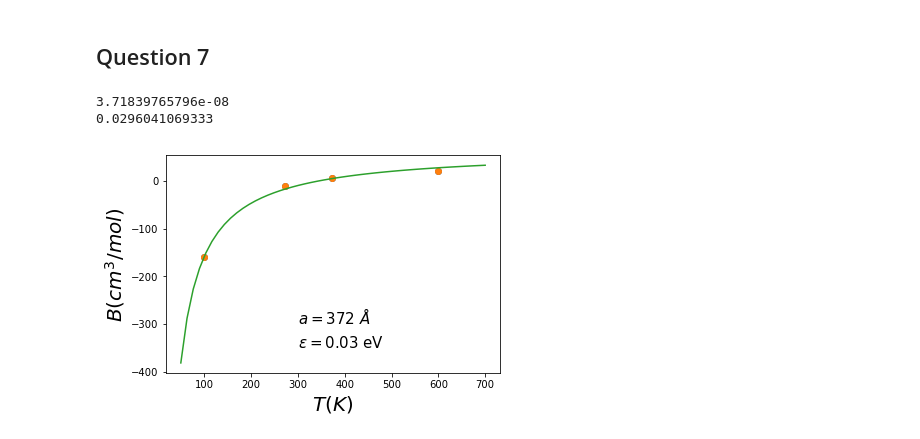
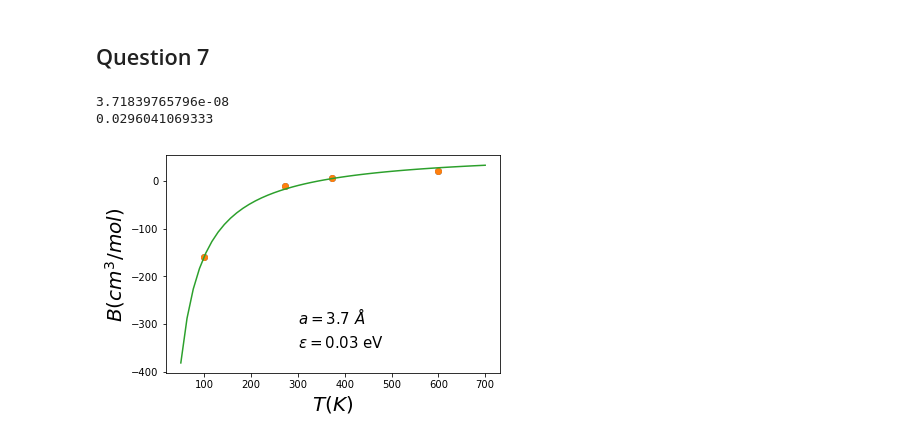
Before and after one commit to rodsveiga/statistical-mechanics, a Jupyter notebook: einstein_fit.ipynb, the cells around one changed output. Drawn from its saved outputs; the diff is of its cells as text; code cells hidden in the pictures.

```diff
--- a/einstein_fit.ipynb
+++ b/einstein_fit.ipynb
@@ -120,33 +120,33 @@ B = np.array([-160.0, -10.5, 6.2, 21.7])
 plt.plot(T, B, 'o', label='Data')
 
 
 
 def fit_func(x, a, epsilon):
     k_b = 8.6*(10**(-5))
     b = (2*pi*a*a*a / 3)*6.02* (10**(23))*(1 - (epsilon/ (k_b * x)) )
     return b
 
 params = curve_fit(fit_func, T, B)
 a = params[0][0]
 epsilon = params[0][1]
 
-ang = a*(10**(10))
+ang = a*(10**(8))
 
-plt.text(300, -300,'$ a = %1.f $ $\AA $' % ang, fontsize=15)
+plt.text(300, -300,'$ a = %.1f $ $\AA $' % ang, fontsize=15)
 plt.text(300, -350,'$ \epsilon = %.2f $ eV' % epsilon, fontsize=15)
 print(a)
 print(epsilon)
 
 
 x = np.linspace(50, 700)
 
 plt.plot(T, B, 'o', label='Data')
 plt.plot(x, fit_func(x, a, epsilon), label='Fit')
 
 plt.xlabel(r'$ T (K) $', fontsize=20)
 plt.ylabel(r'$ B ( cm^3 / mol  )$', fontsize=20)
 plt.show()
 # %% [output]
 3.71839765796e-08
 0.0296041069333
-[figure, old version]
+[figure, new version]
```
